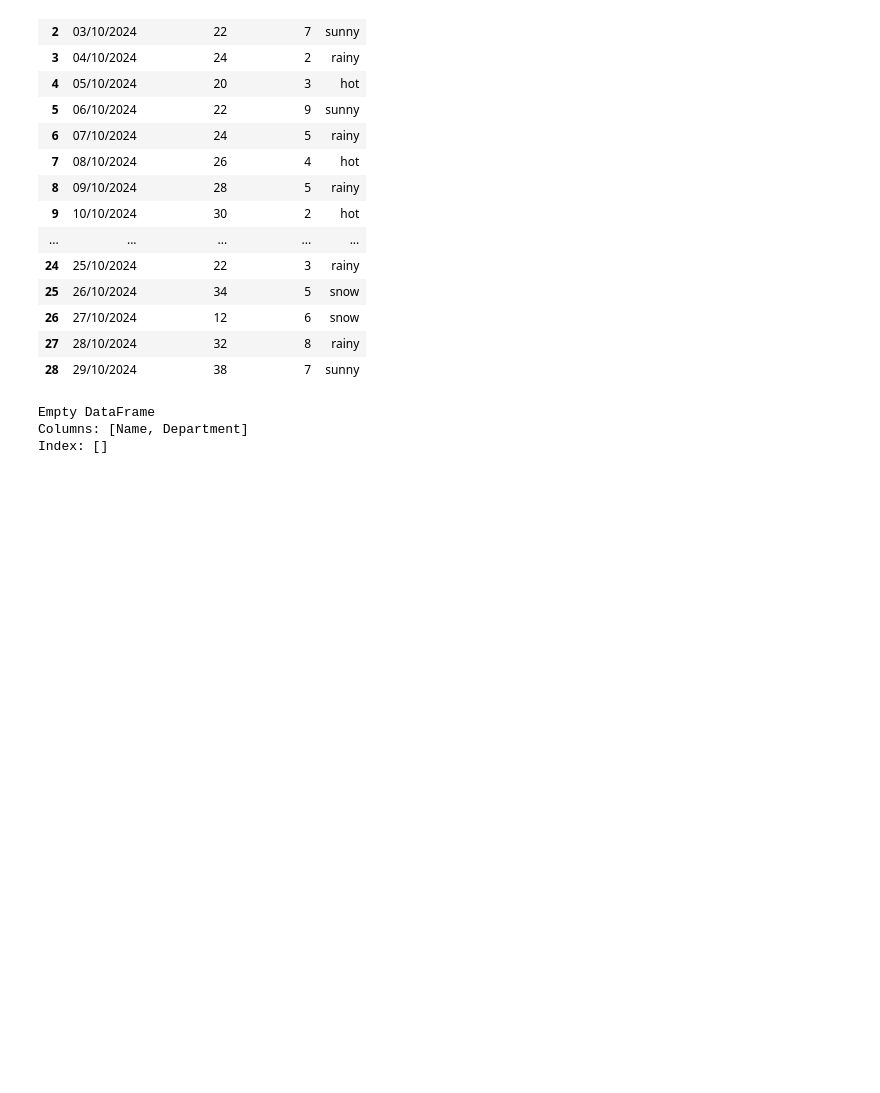
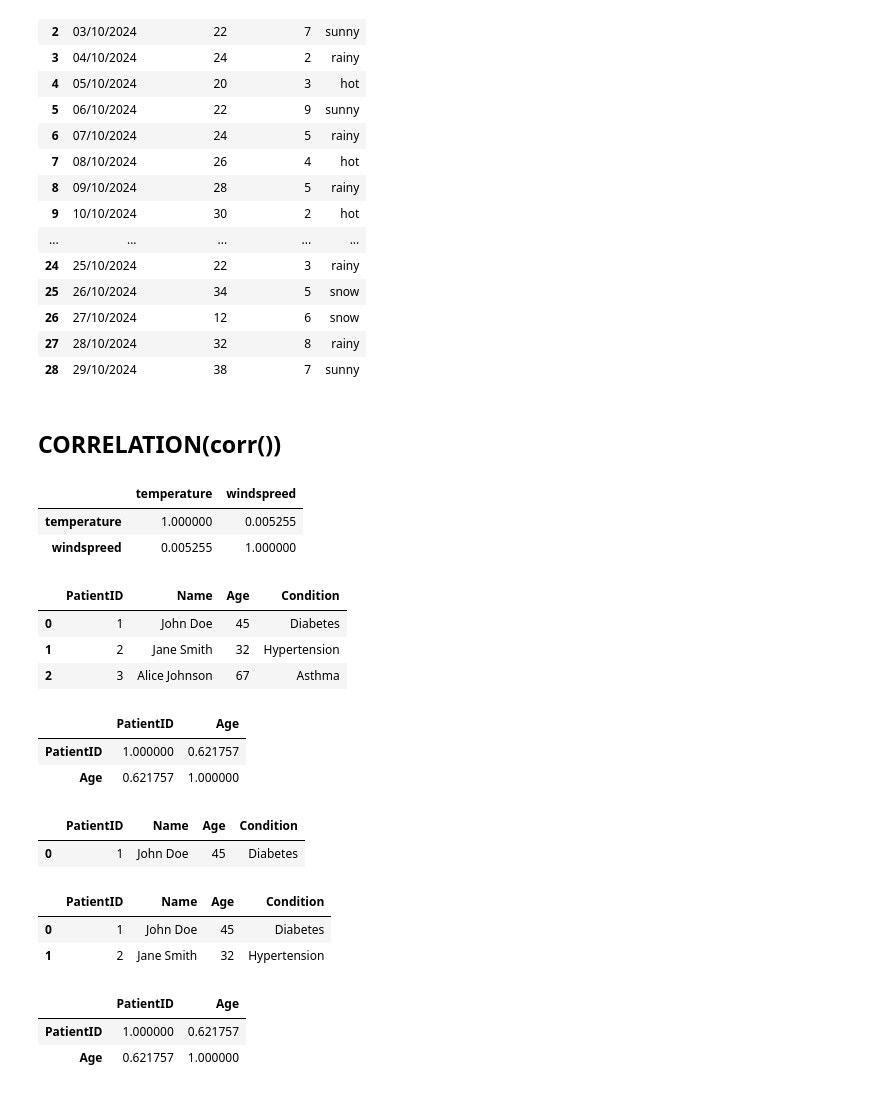
Before and after one commit to siddibank/Alisson-Data-Sciene, a Jupyter notebook: alison.ipynb, the cells around one changed output. Saved outputs shown, nothing was run; the diff lists cells and outputs as text; code cells hidden in the pictures; blank space fills up the shorter version.

```diff
--- a/alison.ipynb
+++ b/alison.ipynb
@@ -419,7 +374,8 @@ The average salary is: 108333.33333333333
 # WEATHER DATA COLLECTION
 # %%
 import pandas as pd
-df = pd.read_csv("/Users/mtgmacpro11/Downloads/weather.csv")
+weather = pd.read_csv("/Users/mtgmacpro11/Downloads/weather.csv")
+df=pd.DataFrame(weather)
 df
 # %% [output]
 |  | day | temperature | windspreed | event |
@@ -439,12 +395,66 @@ df
 | 26 | 27/10/2024 | 12 | 6 | snow |
 | 27 | 28/10/2024 | 32 | 8 | rainy |
 | 28 | 29/10/2024 | 38 | 7 | sunny |
-# %%
-unknown_df = df[(df['Name'] == 'unknown') | (df['Department'] == 'unknown')]
-
-# Display the result
-print(unknown_df[['Name', 'Department']])
-# %% [output]
-Empty DataFrame
-Columns: [Name, Department]
-Index: []
+# %% [markdown]
+## CORRELATION(corr())
+# %%
+df.corr(numeric_only=True)
+# %% [output]
+|  | temperature | windspreed |
+| temperature | 1.000000 | 0.005255 |
+| windspreed | 0.005255 | 1.000000 |
+# %%
+import sys
+import matplotlib
+matplotlib.use('Agg')
+
+import pandas as pd
+import matplotlib.pyplot as plt
+
+df = pd.DataFrame(weather)
+
+df.plot()
+
+plt.show()
+
+#Two  lines to make our compiler able to draw:
+plt.savefig(sys.stdout.buffer)
+sys.stdout.flush()
+# %%
+df.head()
+# %% [output]
+|  | PatientID | Name | Age | Condition |
+| 0 | 1 | John Doe | 45 | Diabetes |
+| 1 | 2 | Jane Smith | 32 | Hypertension |
+| 2 | 3 | Alice Johnson | 67 | Asthma |
+# %%
+import pandas as pd
+data = {
+    'PatientID': [1, 2, 3],
+    'Name': ['John Doe', 'Jane Smith', 'Alice Johnson'],
+    'Age': [45, 32, 67],
+    'Condition': ['Diabetes', 'Hypertension', 'Asthma']
+}
+df = pd.DataFrame(data)
+df.corr(numeric_only=True)
+# %% [output]
+|  | PatientID | Age |
+| PatientID | 1.000000 | 0.621757 |
+| Age | 0.621757 | 1.000000 |
+# %%
+df.head(1)
+# %% [output]
+|  | PatientID | Name | Age | Condition |
+| 0 | 1 | John Doe | 45 | Diabetes |
+# %%
+df[0:2]
+# %% [output]
+|  | PatientID | Name | Age | Condition |
+| 0 | 1 | John Doe | 45 | Diabetes |
+| 1 | 2 | Jane Smith | 32 | Hypertension |
+# %%
+df.corr(numeric_only=True)
+# %% [output]
+|  | PatientID | Age |
+| PatientID | 1.000000 | 0.621757 |
+| Age | 0.621757 | 1.000000 |
```
Also changed, not shown: parts of 10 cells of this notebook.
